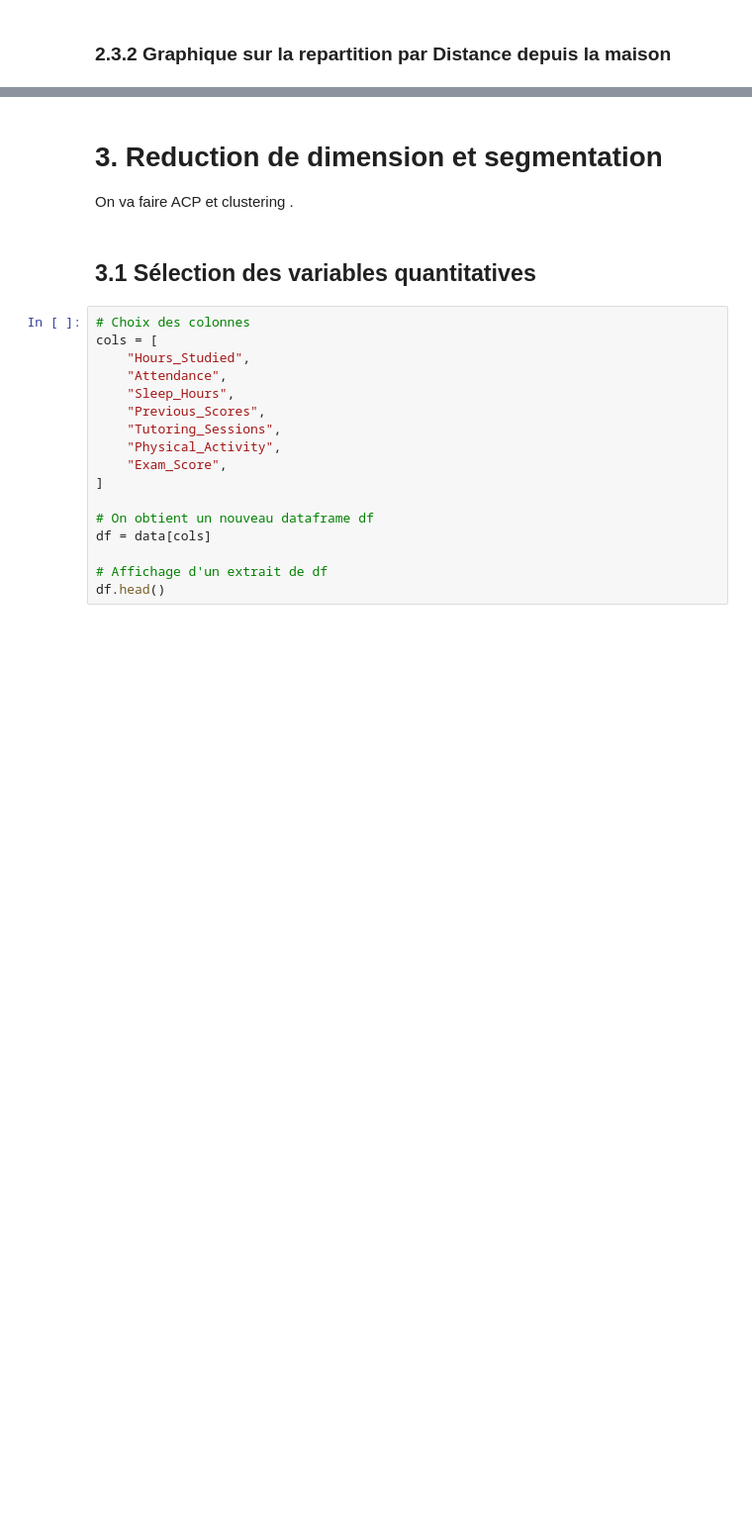
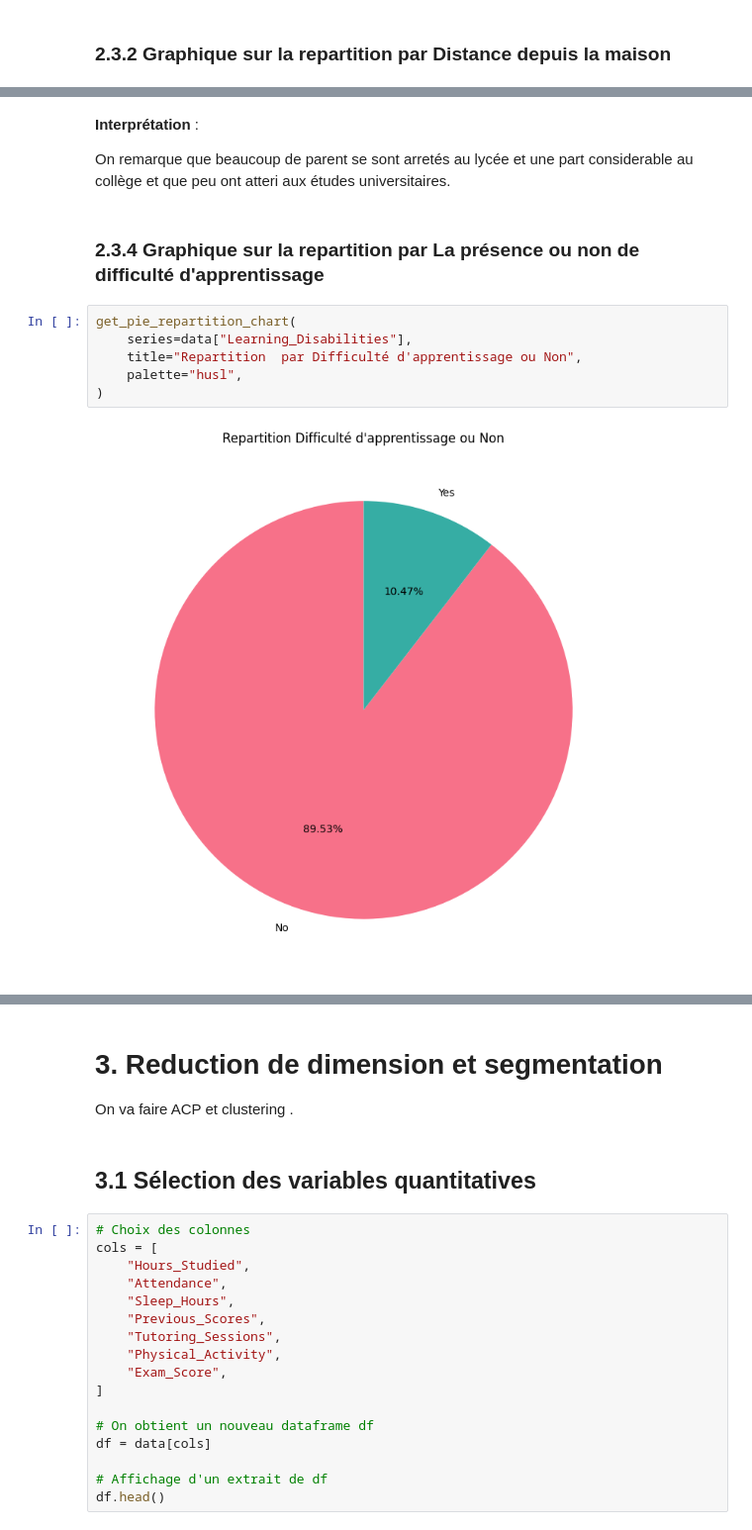
Before and after one commit to Harlequelrah/student_exam_performance_dataset_analysis, a Jupyter notebook: project/main.ipynb, the cells around one changed output, grey strips where cells are left out. Shown at 99% size. Saved outputs shown, nothing was run; the diff lists cells and outputs as text; blank space fills up the shorter version.

```diff
--- a/project/main.ipynb
+++ b/project/main.ipynb
@@ -272,0 +304,14 @@ get_repartition_chart(
+# %% [markdown]
+**Interprétation** :
+
+On remarque que beaucoup de parent se sont arretés au lycée et une part considerable au collège et que peu ont atteri aux études universitaires.
+# %% [markdown]
+### 2.3.4 Graphique sur la repartition par La présence ou non de difficulté d'apprentissage
+# %%
+get_pie_repartition_chart(
+    series=data["Learning_Disabilities"],
+    title="Repartition  par Difficulté d'apprentissage ou Non",
+    palette="husl",
+)
+# %% [output]
+[figure, added]
```
Also changed, not shown: parts of 14 cells of this notebook.
